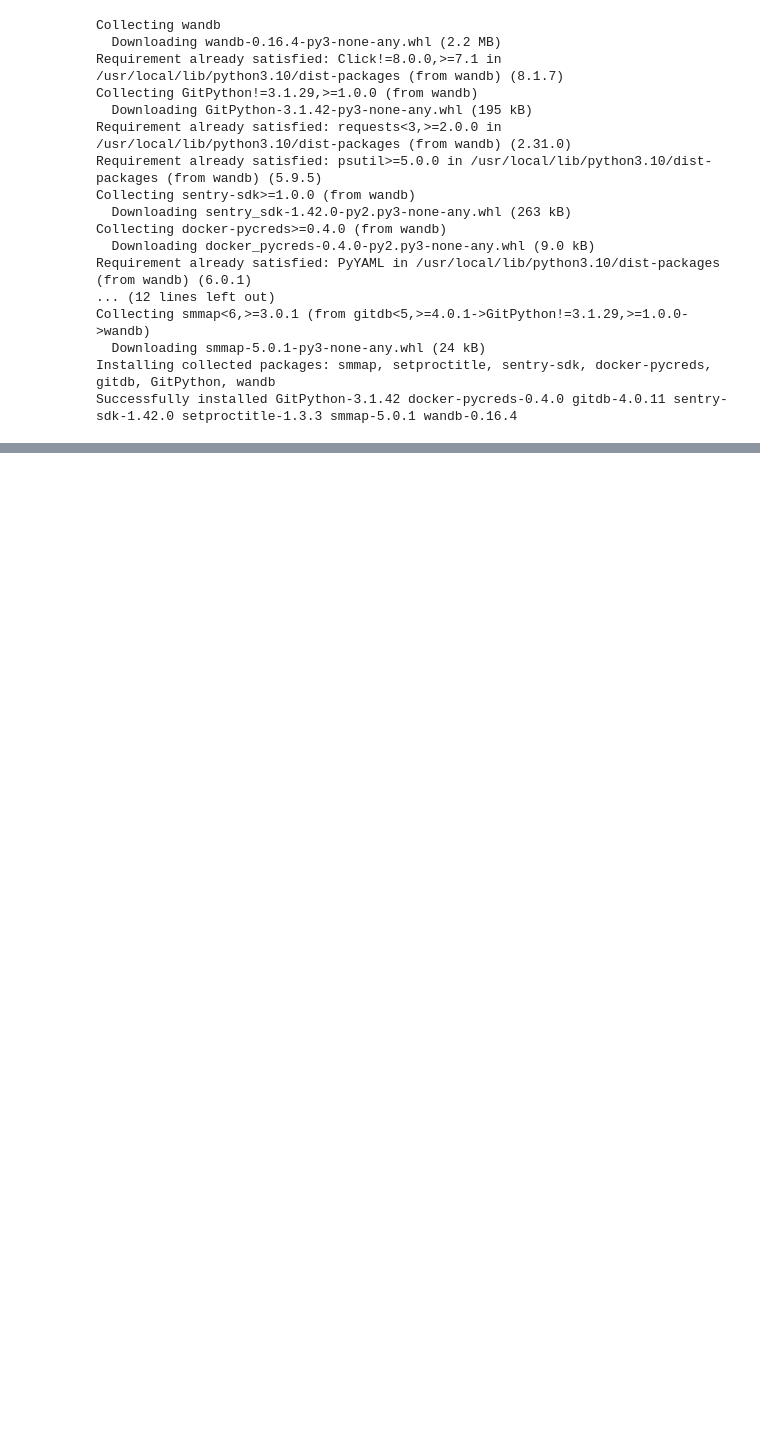
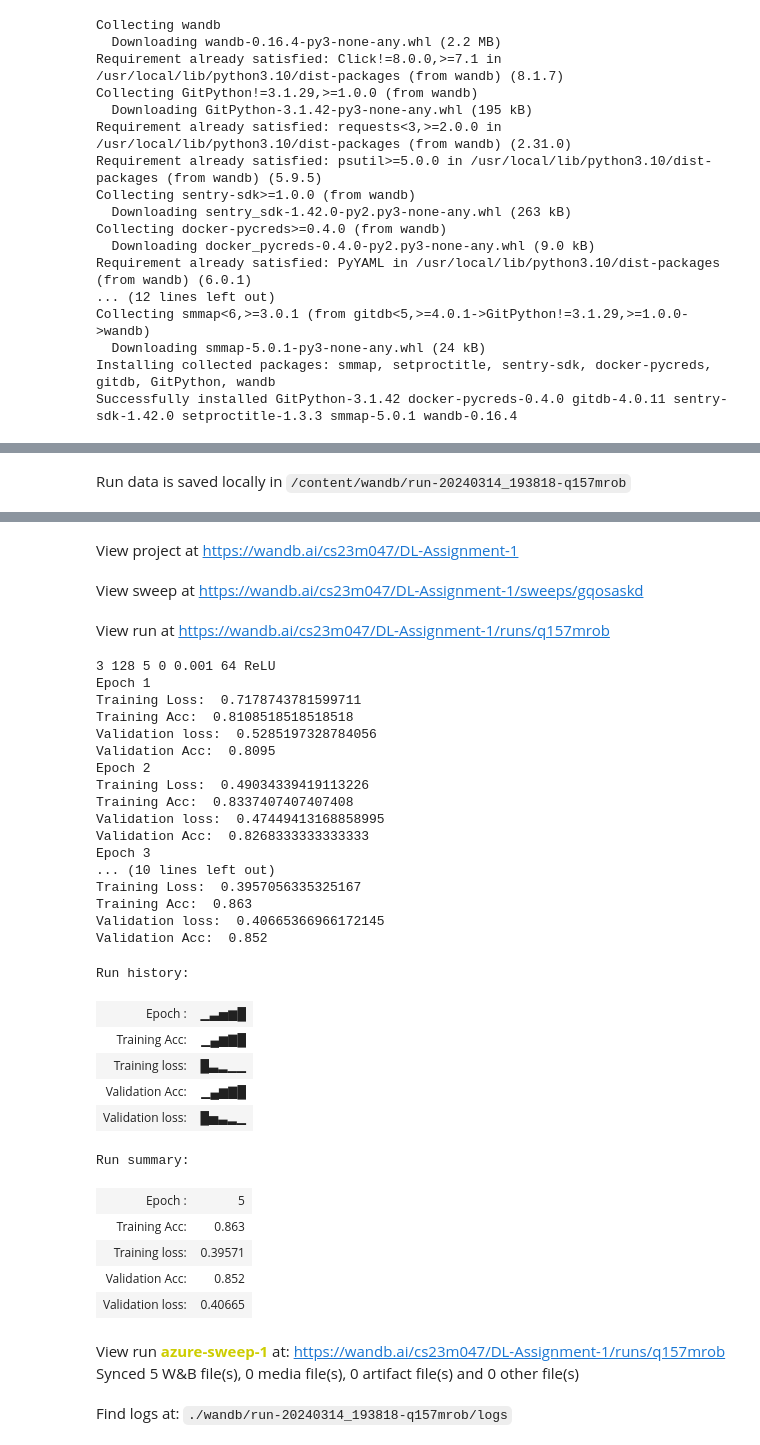
Before and after one commit to mparag019/DL-Assignment-1, a Jupyter notebook: DLAssign1.ipynb, the cells around one changed output, grey strips where cells are left out. Drawn from its saved outputs; the diff is of its cells as text; code cells hidden in the pictures; blank space fills up the shorter version.

Commit message:
added wandb code

```diff
--- a/DLAssign1.ipynb
+++ b/DLAssign1.ipynb
@@ -625,2 +643,2 @@ Enter activation function: sigmoid
 # %%
-optimizer = input("Enter optimizer: ")
+# optimizer = input("Enter optimizer: ")
@@ -629,19 +645,19 @@ Enter optimizer: sgd
 # %%
 
-if initialization == "Xavier":
-  W, b= xavier_initialization(len(x), n, neurons)
-elif initialization == "random":
-  W, b= initialize_param(len(x), n, neurons)
+# if initialization == "Xavier":
+#   W, b= xavier_initialization(len(x_train[0].flatten()), n, neurons)
+# elif initialization == "random":
+#   W, b= initialize_param(len(x_train[0].flatten()), n, neurons)
 
-if (optimizer == "sgd"):
-  sgd(n, neurons, epochs, alpha, eta, 1, activation_func, W, b)
-elif (optimizer == "momentum"):
-  momentum(n, neurons, epochs, alpha, eta, batch_size, activation_func, W, b)
-elif(optimizer == "nestrov"):
-  nestrov(n, neurons, epochs, alpha, eta, batch_size, activation_func, W, b)
-elif (optimizer == "rmsprop"):
-  rmsprop(n, neurons, epochs, alpha, eta, batch_size, activation_func, W, b)
-elif (optimizer == "adam"):
-  adam(n, neurons, epochs, alpha, eta, batch_size, activation_func, W, b)
-elif (optimizer == "nadam"):
-  nadam(n, neurons, epochs, alpha, eta, batch_size, activation_func, W, b)
+# if (optimizer == "sgd"):
+#   sgd(n, neurons, epochs, alpha, eta, 1, activation_func, W, b)
+# elif (optimizer == "momentum"):
+#   momentum(n, neurons, epochs, alpha, eta, batch_size, activation_func, W, b)
+# elif(optimizer == "nestrov"):
+#   nestrov(n, neurons, epochs, alpha, eta, batch_size, activation_func, W, b)
+# elif (optimizer == "rmsprop"):
+#   rmsprop(n, neurons, epochs, alpha, eta, batch_size, activation_func, W, b)
+# elif (optimizer == "adam"):
+#   adam(n, neurons, epochs, alpha, eta, batch_size, activation_func, W, b)
+# elif (optimizer == "nadam"):
+#   nadam(n, neurons, epochs, alpha, eta, batch_size, activation_func, W, b)
@@ -686,0 +732,2 @@ Successfully installed GitPython-3.1.42 docker-pycreds-0.4.0 gitdb-4.0.11 sentry
+# %%
+sweep_id = wandb.sweep(sweep_config, project='DL-Assignment-1')
@@ -686,0 +783,8 @@ Successfully installed GitPython-3.1.42 docker-pycreds-0.4.0 gitdb-4.0.11 sentry
+# %%
+def run_sweep():
+    # Run the sweep
+    wandb.agent(sweep_id, function=train,count=1)
+    wandb.finish()
+# %%
+run_sweep()
+# %% [output]
@@ -686,0 +802 @@ Successfully installed GitPython-3.1.42 docker-pycreds-0.4.0 gitdb-4.0.11 sentry
+Run data is saved locally in /content/wandb/run-20240314_193818-q157mrob
@@ -686,0 +805,35 @@ Successfully installed GitPython-3.1.42 docker-pycreds-0.4.0 gitdb-4.0.11 sentry
+View project at https://wandb.ai/cs23m047/DL-Assignment-1
+View sweep at https://wandb.ai/cs23m047/DL-Assignment-1/sweeps/gqosaskd
+View run at https://wandb.ai/cs23m047/DL-Assignment-1/runs/q157mrob
+3 128 5 0 0.001 64 ReLU
+Epoch 1
+Training Loss:  0.7178743781599711
+Training Acc:  0.8108518518518518
+Validation loss:  0.5285197328784056
+Validation Acc:  0.8095
+Epoch 2
+Training Loss:  0.49034339419113226
+Training Acc:  0.8337407407407408
+Validation loss:  0.47449413168858995
+Validation Acc:  0.8268333333333333
+Epoch 3
+... (10 lines left out)
+Training Loss:  0.3957056335325167
+Training Acc:  0.863
+Validation loss:  0.40665366966172145
+Validation Acc:  0.852
+Run history:
+| Epoch : | ▁▃▅▆█ |
+| Training Acc: | ▁▄▆▇█ |
+| Training loss: | █▃▂▁▁ |
+| Validation Acc: | ▁▄▆▇█ |
+| Validation loss: | █▅▃▂▁ |
+Run summary:
+| Epoch : | 5 |
+| Training Acc: | 0.863 |
+| Training loss: | 0.39571 |
+| Validation Acc: | 0.852 |
+| Validation loss: | 0.40665 |
+View run azure-sweep-1 at: https://wandb.ai/cs23m047/DL-Assignment-1/runs/q157mrob
+Synced 5 W&B file(s), 0 media file(s), 0 artifact file(s) and 0 other file(s)
+Find logs at: ./wandb/run-20240314_193818-q157mrob/logs
```
Also changed, not shown: parts of 23 cells of this notebook.
